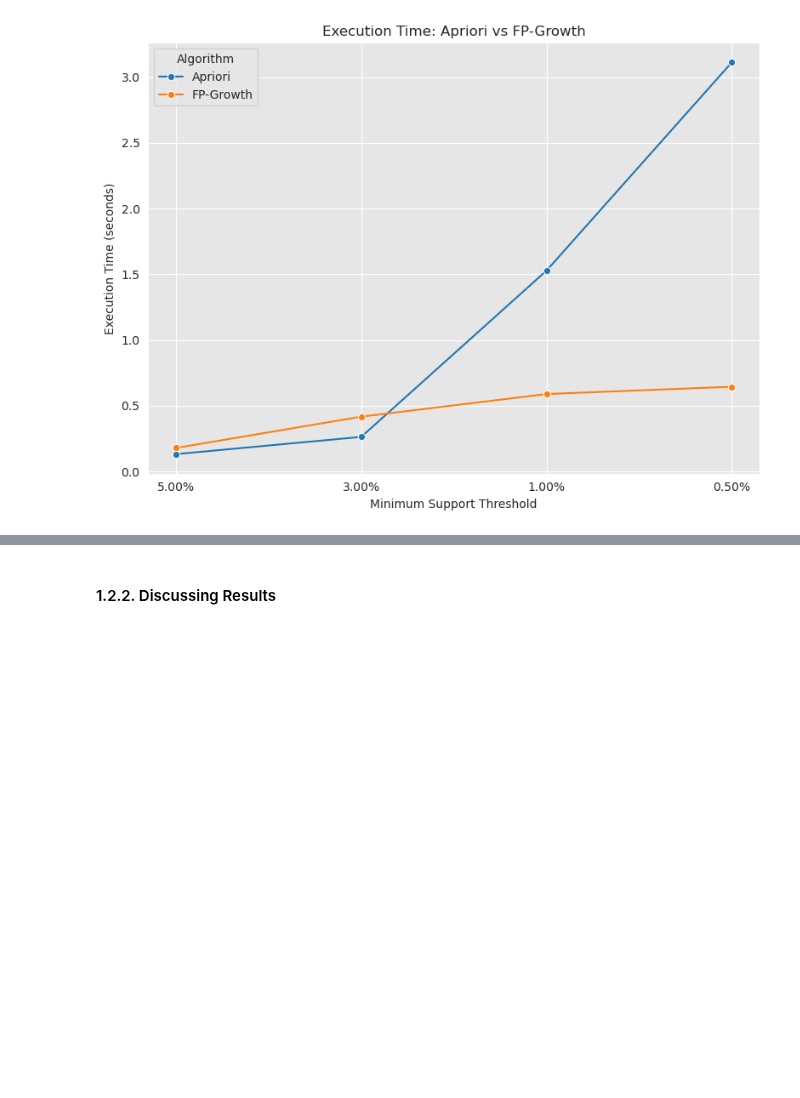
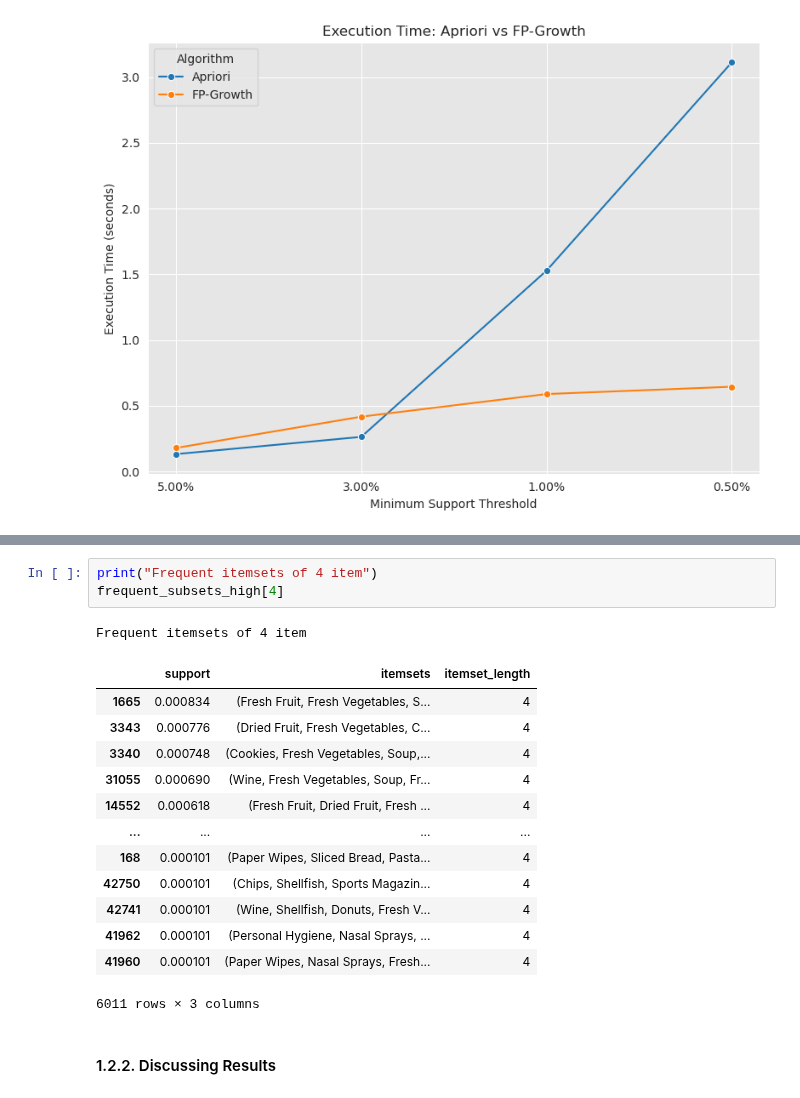
Before and after one commit to ijustsnapped/DataMine_PI, a Jupyter notebook: PD_202425_Project1/PD_202425_Project.ipynb, the cells around one changed output, grey strips where cells are left out. Drawn from its saved outputs; the diff is of its cells as text; blank space fills up the shorter version.

```diff
--- a/PD_202425_Project1/PD_202425_Project.ipynb
+++ b/PD_202425_Project1/PD_202425_Project.ipynb
@@ -494,3 +606,21 @@ frequent_subsets_high[3]
+# %%
+print("Frequent itemsets of 4 item")
+frequent_subsets_high[4]
+# %% [output]
+Frequent itemsets of 4 item
+|  | support | itemsets | itemset_length |
+| 1665 | 0.000834 | (Fresh Fruit, Fresh Vegetables, S... | 4 |
+| 3343 | 0.000776 | (Dried Fruit, Fresh Vegetables, C... | 4 |
+| 3340 | 0.000748 | (Cookies, Fresh Vegetables, Soup,... | 4 |
+| 31055 | 0.000690 | (Wine, Fresh Vegetables, Soup, Fr... | 4 |
+| 14552 | 0.000618 | (Fresh Fruit, Dried Fruit, Fresh ... | 4 |
+| ... | ... | ... | ... |
+| 168 | 0.000101 | (Paper Wipes, Sliced Bread, Pasta... | 4 |
+| 42750 | 0.000101 | (Chips, Shellfish, Sports Magazin... | 4 |
+| 42741 | 0.000101 | (Wine, Shellfish, Donuts, Fresh V... | 4 |
+| 41962 | 0.000101 | (Personal Hygiene, Nasal Sprays, ... | 4 |
+| 41960 | 0.000101 | (Paper Wipes, Nasal Sprays, Fresh... | 4 |
+6011 rows × 3 columns
 # %% [markdown]
 #### 1.2.2. Discussing Results
 # %% [markdown]
```
Also changed, not shown: parts of 20 cells of this notebook.
